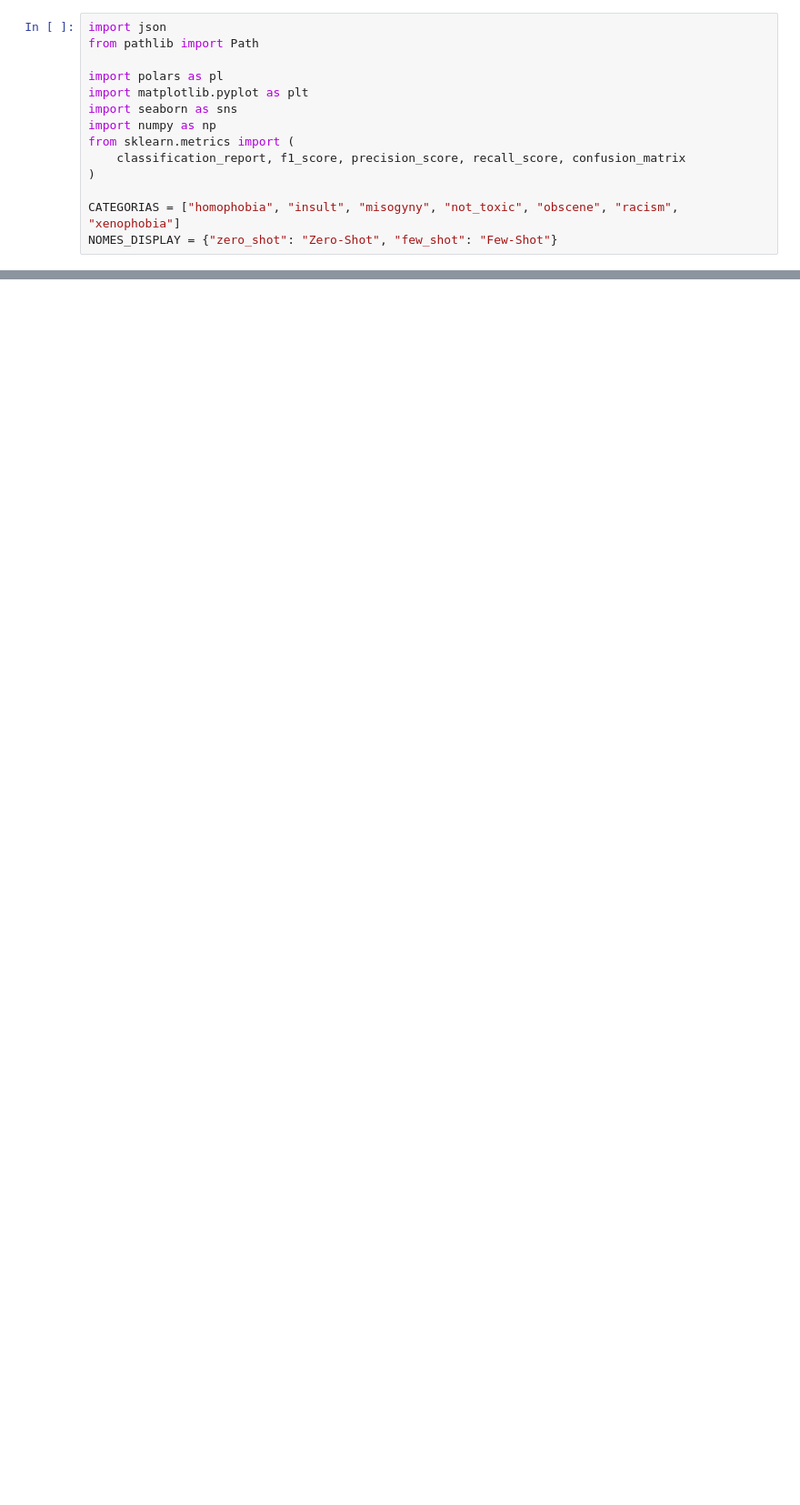
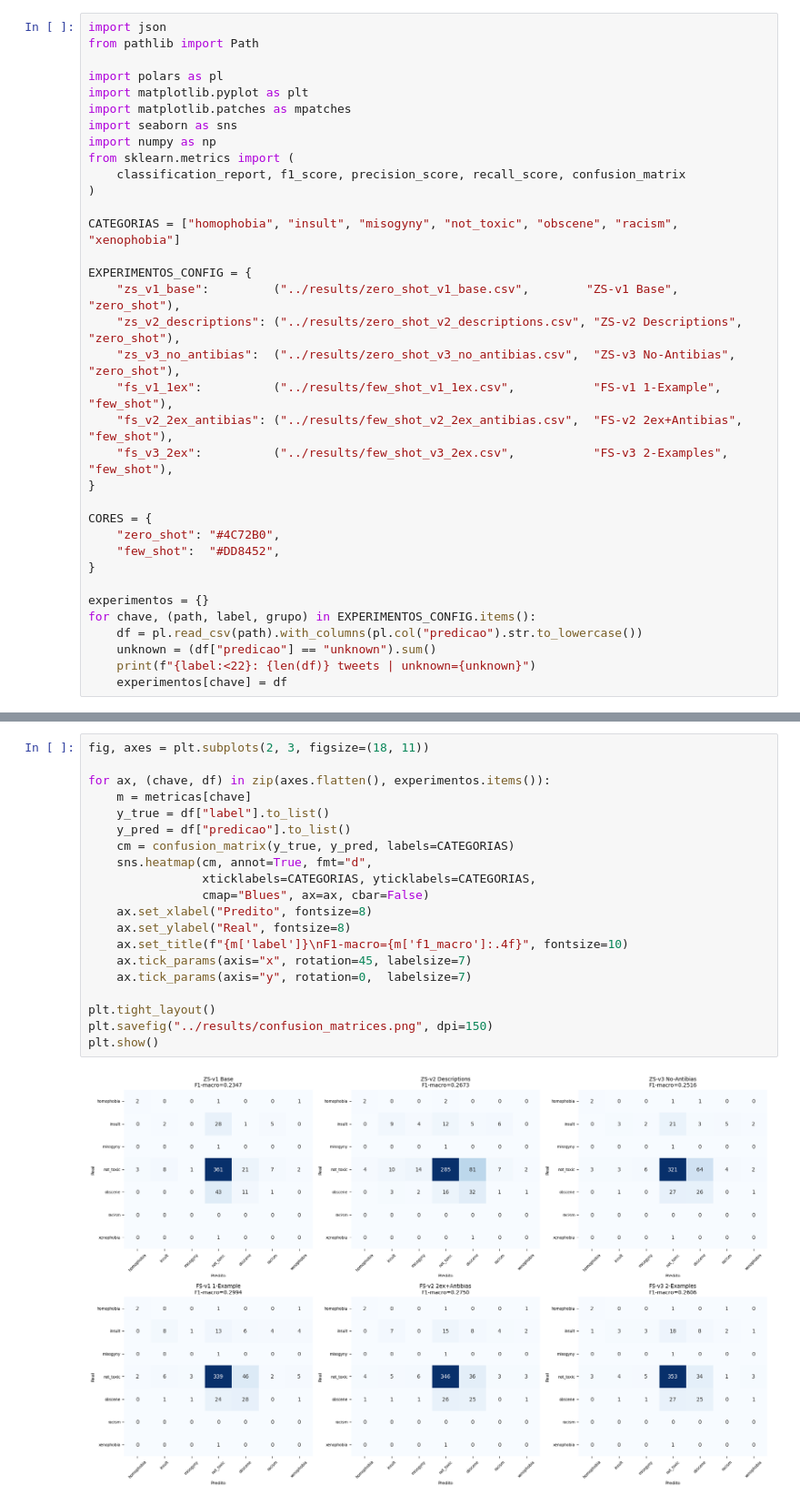
Before and after one commit to RhianLopes/toxic-tweets-ptbr-qwen3, a Jupyter notebook: notebooks/06_results_analysis.ipynb, the cells around one changed output, grey strips where cells are left out. Shown at 91% size. Drawn from its saved outputs; the diff is of its cells as text; blank space fills up the shorter version.

```diff
--- a/notebooks/06_results_analysis.ipynb
+++ b/notebooks/06_results_analysis.ipynb
@@ -11,6 +11,7 @@ from pathlib import Path
 
 import polars as pl
 import matplotlib.pyplot as plt
+import matplotlib.patches as mpatches
 import seaborn as sns
 import numpy as np
 from sklearn.metrics import (
@@ -18,4 +19,24 @@ from sklearn.metrics import (
 )
 
 CATEGORIAS = ["homophobia", "insult", "misogyny", "not_toxic", "obscene", "racism", "xenophobia"]
-NOMES_DISPLAY = {"zero_shot": "Zero-Shot", "few_shot": "Few-Shot"}
+
+EXPERIMENTOS_CONFIG = {
+    "zs_v1_base":         ("../results/zero_shot_v1_base.csv",        "ZS-v1 Base",          "zero_shot"),
+    "zs_v2_descriptions": ("../results/zero_shot_v2_descriptions.csv", "ZS-v2 Descriptions",  "zero_shot"),
+    "zs_v3_no_antibias":  ("../results/zero_shot_v3_no_antibias.csv",  "ZS-v3 No-Antibias",   "zero_shot"),
+    "fs_v1_1ex":          ("../results/few_shot_v1_1ex.csv",           "FS-v1 1-Example",     "few_shot"),
+    "fs_v2_2ex_antibias": ("../results/few_shot_v2_2ex_antibias.csv",  "FS-v2 2ex+Antibias",  "few_shot"),
+    "fs_v3_2ex":          ("../results/few_shot_v3_2ex.csv",           "FS-v3 2-Examples",    "few_shot"),
+}
+
+CORES = {
+    "zero_shot": "#4C72B0",
+    "few_shot":  "#DD8452",
+}
+
+experimentos = {}
+for chave, (path, label, grupo) in EXPERIMENTOS_CONFIG.items():
+    df = pl.read_csv(path).with_columns(pl.col("predicao").str.to_lowercase())
+    unknown = (df["predicao"] == "unknown").sum()
+    print(f"{label:<22}: {len(df)} tweets | unknown={unknown}")
+    experimentos[chave] = df
@@ -73,0 +157,22 @@ few_shot         0.2750       0.7712     0.2962   0.2868
+# %%
+fig, axes = plt.subplots(2, 3, figsize=(18, 11))
+
+for ax, (chave, df) in zip(axes.flatten(), experimentos.items()):
+    m = metricas[chave]
+    y_true = df["label"].to_list()
+    y_pred = df["predicao"].to_list()
+    cm = confusion_matrix(y_true, y_pred, labels=CATEGORIAS)
+    sns.heatmap(cm, annot=True, fmt="d",
+                xticklabels=CATEGORIAS, yticklabels=CATEGORIAS,
+                cmap="Blues", ax=ax, cbar=False)
+    ax.set_xlabel("Predito", fontsize=8)
+    ax.set_ylabel("Real", fontsize=8)
+    ax.set_title(f"{m['label']}\nF1-macro={m['f1_macro']:.4f}", fontsize=10)
+    ax.tick_params(axis="x", rotation=45, labelsize=7)
+    ax.tick_params(axis="y", rotation=0,  labelsize=7)
+
+plt.tight_layout()
+plt.savefig("../results/confusion_matrices.png", dpi=150)
+plt.show()
+# %% [output]
+[figure, added]
```
Also changed, not shown: parts of 24 cells of this notebook, 16 other files.
